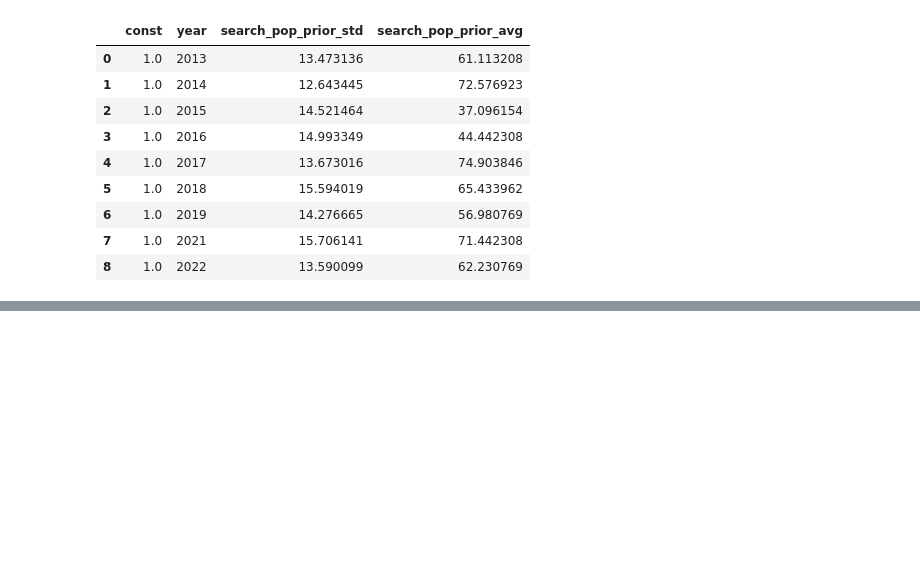
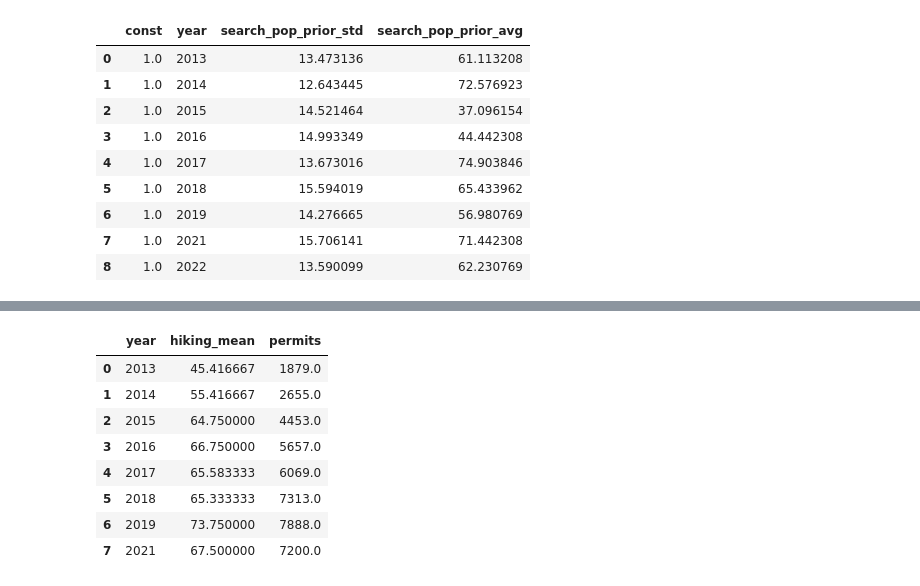
Before and after one commit to jpz129/pct-data, a Jupyter notebook: PCT-Permits.ipynb, the cells around one changed output, grey strips where cells are left out. Saved outputs shown, nothing was run; the diff lists cells and outputs as text; code cells hidden in the pictures; blank space fills up the shorter version.

```diff
--- a/PCT-Permits.ipynb
+++ b/PCT-Permits.ipynb
@@ -120,0 +138,13 @@ Main Takeaways for a story:
+# %%
+df = df[['year', 'hiking_mean', 'permits']]
+df
+# %% [output]
+|  | year | hiking_mean | permits |
+| 0 | 2013 | 45.416667 | 1879.0 |
+| 1 | 2014 | 55.416667 | 2655.0 |
+| 2 | 2015 | 64.750000 | 4453.0 |
+| 3 | 2016 | 66.750000 | 5657.0 |
+| 4 | 2017 | 65.583333 | 6069.0 |
+| 5 | 2018 | 65.333333 | 7313.0 |
+| 6 | 2019 | 73.750000 | 7888.0 |
+| 7 | 2021 | 67.500000 | 7200.0 |
```
Also changed, not shown: parts of 7 cells of this notebook, 3 other files.
